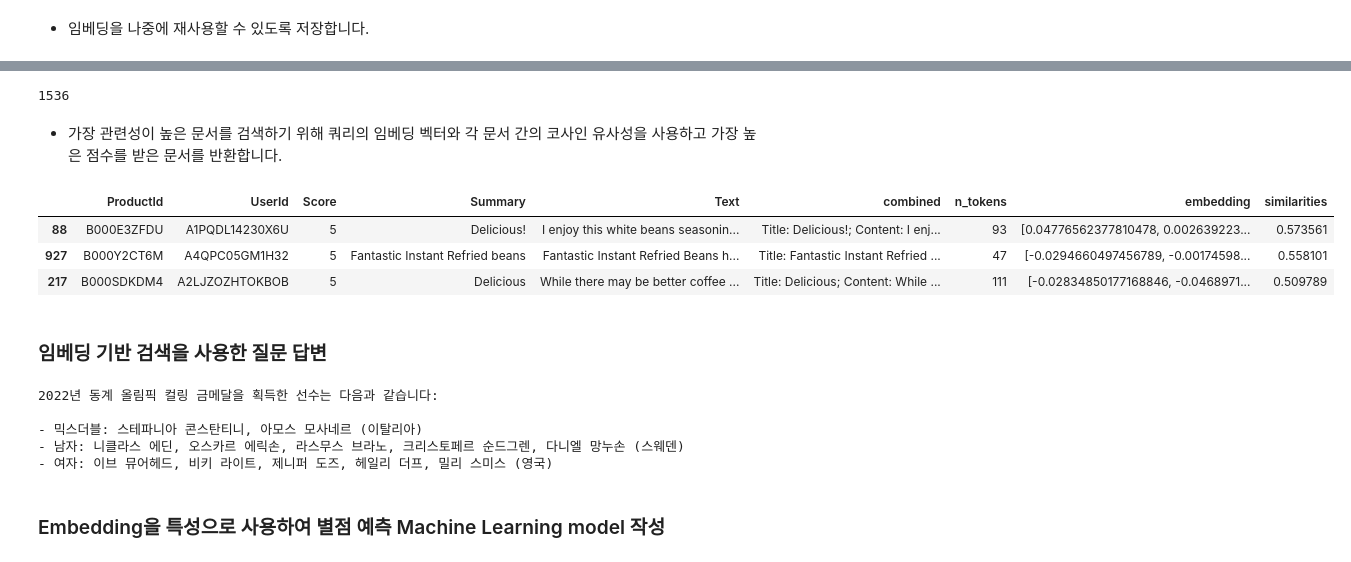
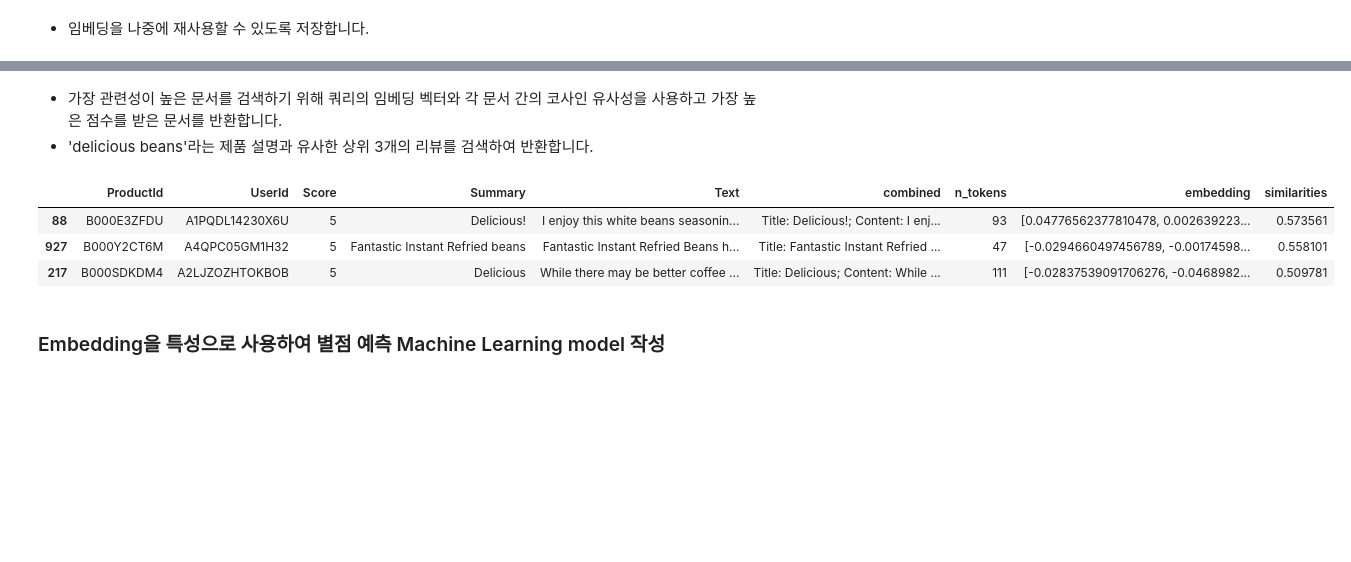
Before and after one commit to ironmanciti/Generative_AI_4Days, a Jupyter notebook: 340_Embeddings.ipynb, the cells around one changed output, grey strips where cells are left out. Drawn from its saved outputs; the diff is of its cells as text; code cells hidden in the pictures; blank space fills up the shorter version.

```diff
--- a/340_Embeddings.ipynb
+++ b/340_Embeddings.ipynb
@@ -50,11 +50,11 @@ embedding_model = "text-embedding-3-small"  # 사용할 텍스트 임베딩 모
 # %%
 # 텍스트 임베딩 생성 요청
 response = client.embeddings.create(
-    input="Your text string goes here",  # 임베딩을 생성할 텍스트 입력
+    input="입력 스트링 데이터를 입베딩 벡터로 바꿉니다.",  # 임베딩을 생성할 텍스트 입력
     model=embedding_model  # 사용할 모델 설정
 )
 
-# 응답에서 임베딩 데이터의 처음 10개 요소를 출력
+# 응답에서 임베딩 vector의 처음 10개 차원을 출력
 print(len(response.data[0].embedding))
 print()
 print(response.data[0].embedding[:10])
@@ -73,16 +73,17 @@ print(response.to_dict())
 
 리뷰 요약과 리뷰 텍스트를 하나의 결합 텍스트로 결합합니다. 모델은 이 결합된 텍스트를 인코딩하고 단일 벡터 임베딩을 출력합니다.
 # %%
-import pandas as pd
-
-def get_embedding(text: str, model="text-embedding-3-small", **kwargs):
+def get_embedding(text: str, model=embedding_model, **kwargs):
     # 성능에 부정적인 영향을 줄 수 있는 개행 문자를 space로 바꿉니다.
     text = text.replace("\n", " ")
 
+    # 클라이언트를 사용하여 텍스트의 임베딩을 생성합니다.
     response = client.embeddings.create(input=[text], model=model, **kwargs)
 
+    # 임베딩 결과를 반환합니다.
     return response.data[0].embedding
 
 def cosine_similarity(a, b):
+    # 두 벡터 간의 코사인 유사도를 계산합니다.
     return np.dot(a, b) / (np.linalg.norm(a) * np.linalg.norm(b))
 # %%
@@ -105,12 +111,0 @@ df.head(2)
-# %%
-# 비용 절약을 위해 1,000개의 최신 리뷰로 서브샘플링하고 너무 긴 샘플을 제거합니다.
-top_n = 1000
-df = df.sort_values("Time").tail(top_n * 2)  # 먼저 절반 미만이 필터링된다고 가정하여 처음 2,000개 항목으로 잘라냅니다.
-df.drop("Time", axis=1, inplace=True)
-
-encoding = tiktoken.get_encoding(embedding_encoding)
-
-# 너무 길어서 포함할 수 없는 리뷰는 생략합니다.
-df["n_tokens"] = df.combined.apply(lambda x: len(encoding.encode(x)))
-df = df[df.n_tokens <= max_tokens].tail(top_n)
-len(df)
@@ -118,0 +122,7 @@ len(df)
+# %%
+df["n_tokens"] = df.combined.apply(lambda x: len(encoding.encode(x)))
+
+# 너무 길어서 포함할 수 없는 리뷰는 생략합니다.
+df = df[df.n_tokens <= max_tokens]
+print(df.shape)
+df.head()
@@ -126,31 +149,24 @@ df.to_csv("data/fine_food_reviews_with_embeddings_1k.csv")
-# %%
-# hi의 embedding
-a = get_embedding("hi", model=embedding_model)
-len(a)
-# %% [output]
-1536
 # %% [markdown]
 - 가장 관련성이 높은 문서를 검색하기 위해 쿼리의 임베딩 벡터와 각 문서 간의 코사인 유사성을 사용하고 가장 높은 점수를 받은 문서를 반환합니다.
+- 'delicious beans'라는 제품 설명과 유사한 상위 3개의 리뷰를 검색하여 반환합니다.
 # %%
 def search_reviews(df, product_description, n=3, pprint=True):
     # 주어진 제품 설명에 대한 임베딩 생성
-    embedding = get_embedding(product_description, model='text-embedding-3-small')
+    embedding = get_embedding(product_description, model=embedding_model)
 
     # 데이터프레임의 각 임베딩과 제품 설명 임베딩 간의 유사도 계산
     df['similarities'] = df.embedding.apply(lambda x: cosine_similarity(x, embedding))
 
     # 유사도를 기준으로 내림차순 정렬하고 상위 n개의 리뷰 선택
     res = df.sort_values('similarities', ascending=False).head(n)
     return res
 
 # 'delicious beans'라는 제품 설명과 유사한 상위 3개의 리뷰 검색
 res = search_reviews(df, 'delicious beans', n=3)
 
 res
 # %% [output]
 |  | ProductId | UserId | Score | Summary | Text | combined | n_tokens | embedding | similarities |
 | 88 | B000E3ZFDU | A1PQDL14230X6U | 5 | Delicious! | I enjoy this white beans seasonin... | Title: Delicious!; Content: I enj... | 93 | [0.04776562377810478, 0.002639223... | 0.573561 |
 | 927 | B000Y2CT6M | A4QPC05GM1H32 | 5 | Fantastic Instant Refried beans | Fantastic Instant Refried Beans h... | Title: Fantastic Instant Refried ... | 47 | [-0.0294660497456789, -0.00174598... | 0.558101 |
-| 217 | B000SDKDM4 | A2LJZOZHTOKBOB | 5 | Delicious | While there may be better coffee ... | Title: Delicious; Content: While ... | 111 | [-0.02834850177168846, -0.0468971... | 0.509789 |
+| 217 | B000SDKDM4 | A2LJZOZHTOKBOB | 5 | Delicious | While there may be better coffee ... | Title: Delicious; Content: While ... | 111 | [-0.02837539091706276, -0.0468982... | 0.509781 |
-# %% [markdown]
-### 임베딩 기반 검색을 사용한 질문 답변
@@ -171,28 +173,2 @@ wikipedia_article_on_curling = soup.get_text()
-# %%
-query = f"""다음 질문에 답하려면 2022년 동계 올림픽에 관한 아래 기사를 사용하세요. 답을 찾을 수 없으면 "모르겠어요."라고 답하세요.
-
-Article:
-\"\"\"
-{wikipedia_article_on_curling}
-\"\"\"
-
-질문: 2022년 동계 올림픽 컬링 금메달을 획득한 선수는 누구인가요?"""
-
-response = client.chat.completions.create(
-    messages=[
-        {'role': 'system', 'content': '2022년 동계올림픽에 관한 질문에 답변합니다..'},
-        {'role': 'user', 'content': query},
-    ],
-    model=Model,
-    temperature=0,
-)
-
-print(response.choices[0].message.content)
-# %% [output]
-2022년 동계 올림픽 컬링 금메달을 획득한 선수는 다음과 같습니다:
-
-- 믹스더블: 스테파니아 콘스탄티니, 아모스 모사네르 (이탈리아)
-- 남자: 니클라스 에딘, 오스카르 에릭손, 라스무스 브라노, 크리스토페르 순드그렌, 다니엘 망누손 (스웨덴)
-- 여자: 이브 뮤어헤드, 비키 라이트, 제니퍼 도즈, 헤일리 더프, 밀리 스미스 (영국)
 # %% [markdown]
 ### Embedding을 특성으로 사용하여 별점 예측 Machine Learning model 작성
```
Also changed, not shown: parts of 26 cells of this notebook, 32 other files.
